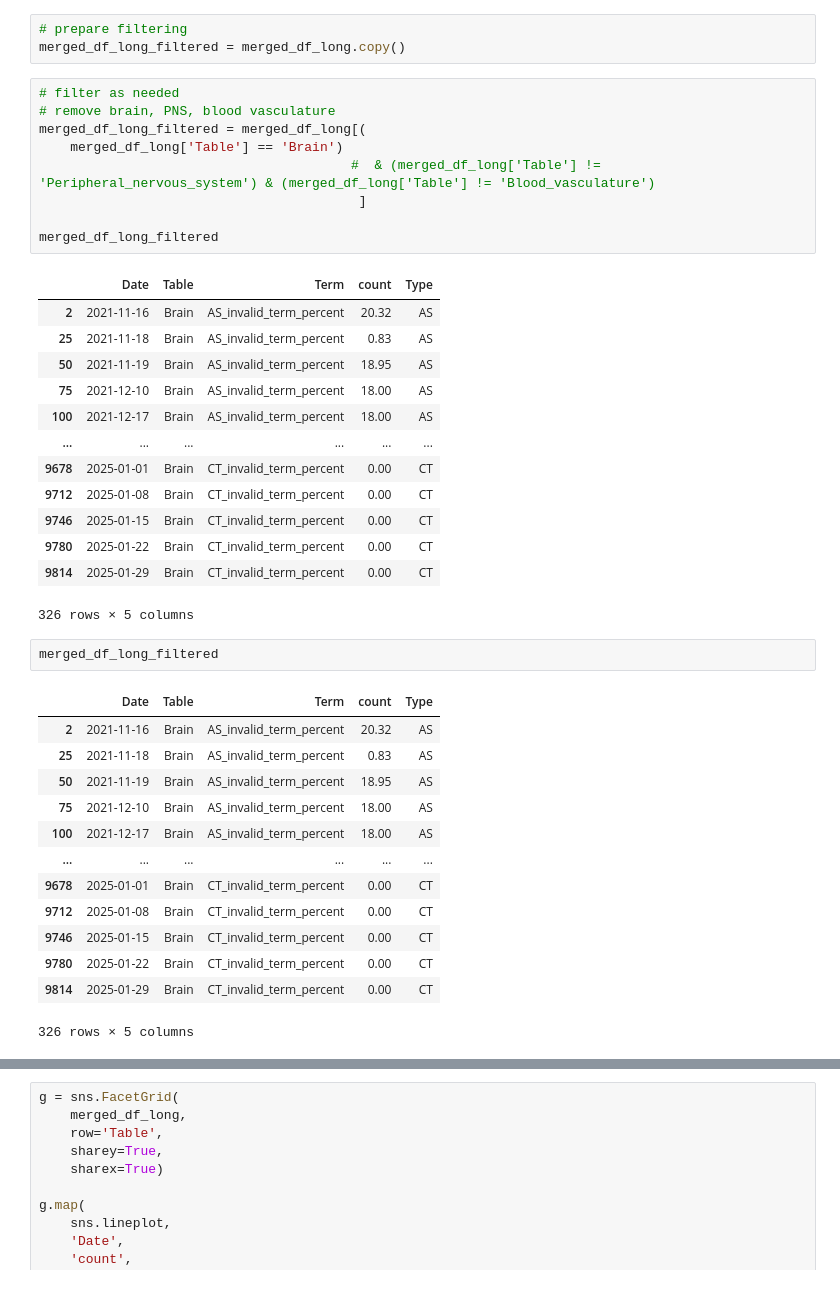
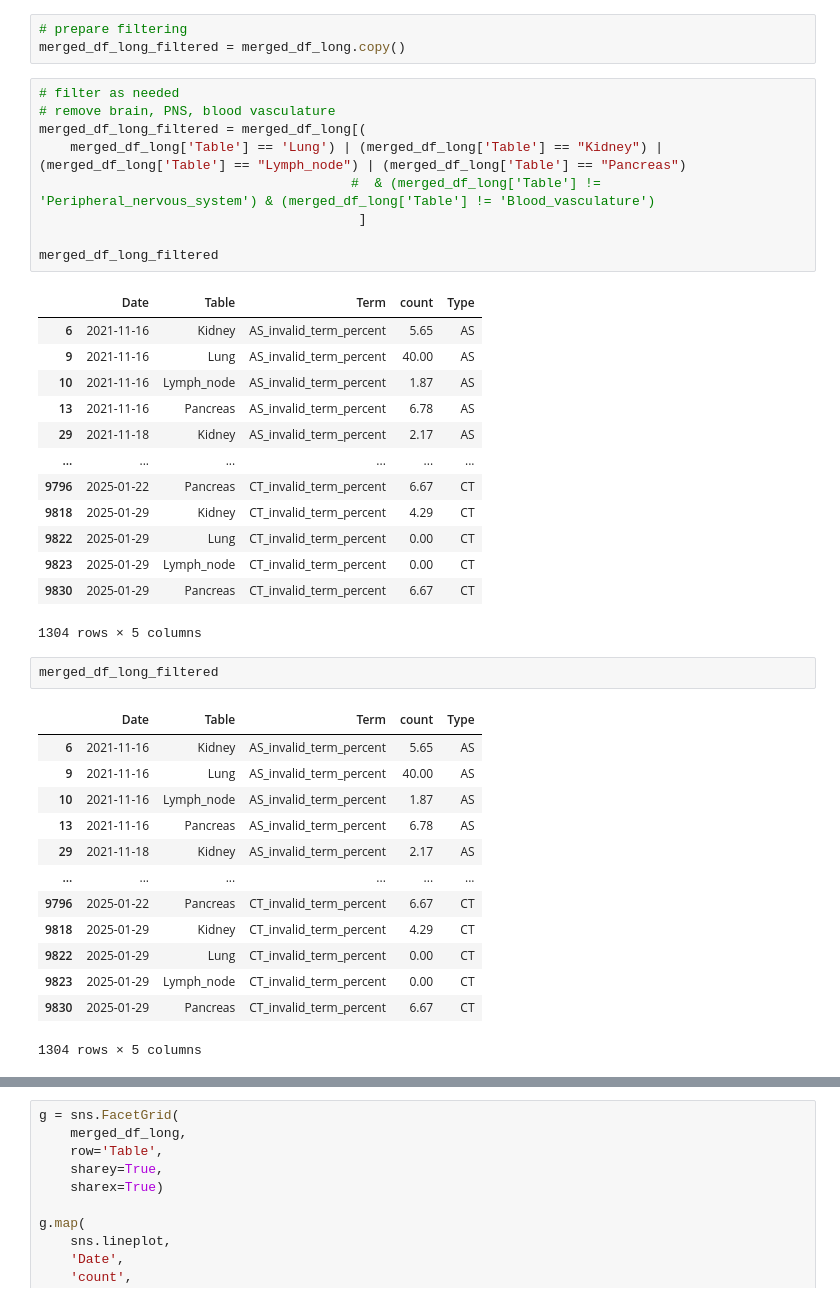
Before and after one commit to cns-iu/hra-kg-supporting-information, a Jupyter notebook: notebooks/hra-kg-technical-validation.ipynb, the cells around one changed output, grey strips where cells are left out. Cells and saved outputs as stored; diff of their text form.

```diff
--- a/notebooks/hra-kg-technical-validation.ipynb
+++ b/notebooks/hra-kg-technical-validation.ipynb
@@ -460,42 +463,42 @@ merged_df_long_filtered = merged_df_long.copy()
 # %%
 # filter as needed
 # remove brain, PNS, blood vasculature
 merged_df_long_filtered = merged_df_long[(
-    merged_df_long['Table'] == 'Brain')
+    merged_df_long['Table'] == 'Lung') | (merged_df_long['Table'] == "Kidney") | (merged_df_long['Table'] == "Lymph_node") | (merged_df_long['Table'] == "Pancreas")
                                         #  & (merged_df_long['Table'] != 'Peripheral_nervous_system') & (merged_df_long['Table'] != 'Blood_vasculature')
                                          ]
 
 merged_df_long_filtered
 # %% [output]
 |  | Date | Table | Term | count | Type |
-| 2 | 2021-11-16 | Brain | AS_invalid_term_percent | 20.32 | AS |
-| 25 | 2021-11-18 | Brain | AS_invalid_term_percent | 0.83 | AS |
-| 50 | 2021-11-19 | Brain | AS_invalid_term_percent | 18.95 | AS |
-| 75 | 2021-12-10 | Brain | AS_invalid_term_percent | 18.00 | AS |
-| 100 | 2021-12-17 | Brain | AS_invalid_term_percent | 18.00 | AS |
+| 6 | 2021-11-16 | Kidney | AS_invalid_term_percent | 5.65 | AS |
+| 9 | 2021-11-16 | Lung | AS_invalid_term_percent | 40.00 | AS |
+| 10 | 2021-11-16 | Lymph_node | AS_invalid_term_percent | 1.87 | AS |
+| 13 | 2021-11-16 | Pancreas | AS_invalid_term_percent | 6.78 | AS |
+| 29 | 2021-11-18 | Kidney | AS_invalid_term_percent | 2.17 | AS |
 | ... | ... | ... | ... | ... | ... |
-| 9678 | 2025-01-01 | Brain | CT_invalid_term_percent | 0.00 | CT |
-| 9712 | 2025-01-08 | Brain | CT_invalid_term_percent | 0.00 | CT |
-| 9746 | 2025-01-15 | Brain | CT_invalid_term_percent | 0.00 | CT |
-| 9780 | 2025-01-22 | Brain | CT_invalid_term_percent | 0.00 | CT |
-| 9814 | 2025-01-29 | Brain | CT_invalid_term_percent | 0.00 | CT |
+| 9796 | 2025-01-22 | Pancreas | CT_invalid_term_percent | 6.67 | CT |
+| 9818 | 2025-01-29 | Kidney | CT_invalid_term_percent | 4.29 | CT |
+| 9822 | 2025-01-29 | Lung | CT_invalid_term_percent | 0.00 | CT |
+| 9823 | 2025-01-29 | Lymph_node | CT_invalid_term_percent | 0.00 | CT |
+| 9830 | 2025-01-29 | Pancreas | CT_invalid_term_percent | 6.67 | CT |
-326 rows × 5 columns
+1304 rows × 5 columns
 # %%
 merged_df_long_filtered
 # %% [output]
 |  | Date | Table | Term | count | Type |
-| 2 | 2021-11-16 | Brain | AS_invalid_term_percent | 20.32 | AS |
-| 25 | 2021-11-18 | Brain | AS_invalid_term_percent | 0.83 | AS |
-| 50 | 2021-11-19 | Brain | AS_invalid_term_percent | 18.95 | AS |
-| 75 | 2021-12-10 | Brain | AS_invalid_term_percent | 18.00 | AS |
-| 100 | 2021-12-17 | Brain | AS_invalid_term_percent | 18.00 | AS |
+| 6 | 2021-11-16 | Kidney | AS_invalid_term_percent | 5.65 | AS |
+| 9 | 2021-11-16 | Lung | AS_invalid_term_percent | 40.00 | AS |
+| 10 | 2021-11-16 | Lymph_node | AS_invalid_term_percent | 1.87 | AS |
+| 13 | 2021-11-16 | Pancreas | AS_invalid_term_percent | 6.78 | AS |
+| 29 | 2021-11-18 | Kidney | AS_invalid_term_percent | 2.17 | AS |
 | ... | ... | ... | ... | ... | ... |
-| 9678 | 2025-01-01 | Brain | CT_invalid_term_percent | 0.00 | CT |
-| 9712 | 2025-01-08 | Brain | CT_invalid_term_percent | 0.00 | CT |
-| 9746 | 2025-01-15 | Brain | CT_invalid_term_percent | 0.00 | CT |
-| 9780 | 2025-01-22 | Brain | CT_invalid_term_percent | 0.00 | CT |
-| 9814 | 2025-01-29 | Brain | CT_invalid_term_percent | 0.00 | CT |
+| 9796 | 2025-01-22 | Pancreas | CT_invalid_term_percent | 6.67 | CT |
+| 9818 | 2025-01-29 | Kidney | CT_invalid_term_percent | 4.29 | CT |
+| 9822 | 2025-01-29 | Lung | CT_invalid_term_percent | 0.00 | CT |
+| 9823 | 2025-01-29 | Lymph_node | CT_invalid_term_percent | 0.00 | CT |
+| 9830 | 2025-01-29 | Pancreas | CT_invalid_term_percent | 6.67 | CT |
-326 rows × 5 columns
+1304 rows × 5 columns
 # %%
 # make combined line graph
 
```
Also changed, not shown: parts of 11 cells of this notebook.
